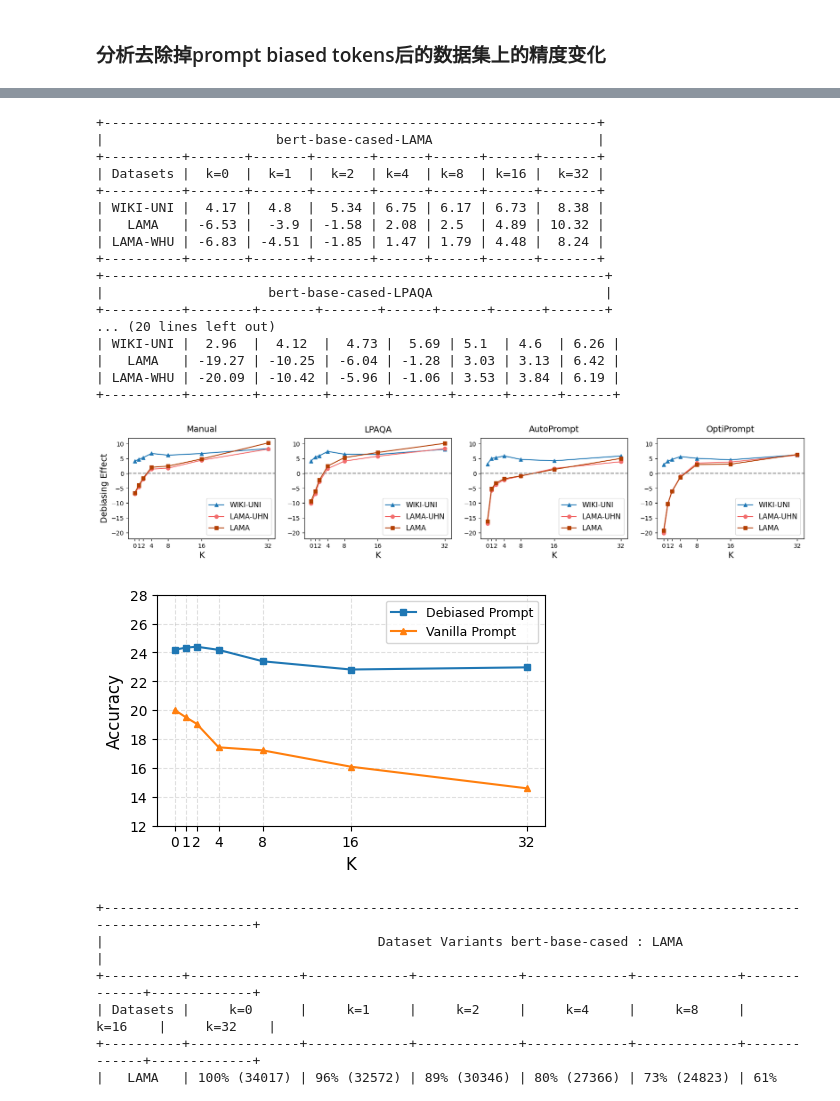
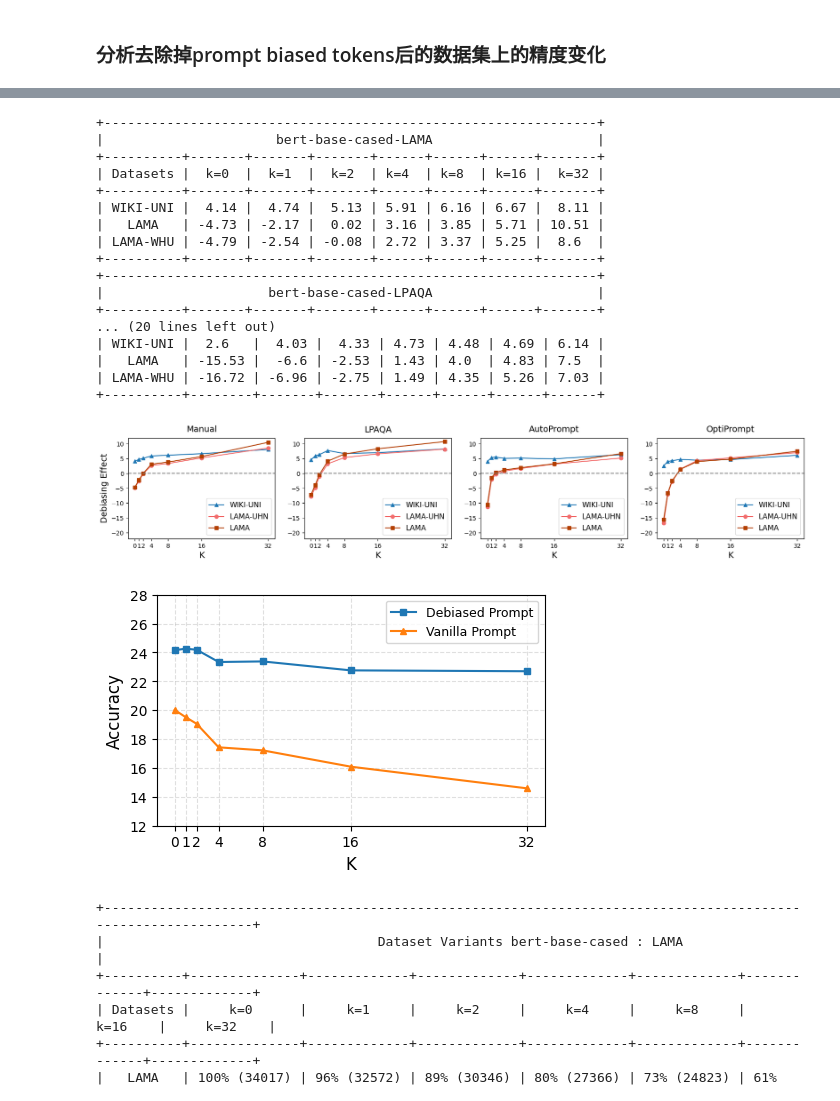
Before and after one commit to FelliYang/PromptBias, a Jupyter notebook: code/analysis/filter_out_biased_tokens.ipynb, the cells around one changed output, grey strips where cells are left out. Cells and saved outputs as stored; diff of their text form; code cells hidden in the pictures.

Commit message:
添加一些分析实验;修复了sample debiasing显存爆炸的bug

```diff
--- a/code/analysis/filter_out_biased_tokens.ipynb
+++ b/code/analysis/filter_out_biased_tokens.ipynb
@@ -7,8 +7,8 @@ import numpy as np
 from prettytable import PrettyTable
 
 
-def show_dataset_info(root_dir, model, prompt):
-    filter_token_nums = [0,1,2,4,8,16,32]
+def show_dataset_info(root_dir, model, prompt, filter_token_nums=[0,1,2,4,8,16,32]):
+    # filter_token_nums = [0,1,2,4,8,16,32]
     table = PrettyTable()
     table.title = f"Dataset Variants {model} : {prompt}"
     table.add_column("Datasets", [ "LAMA", "WIKI-UNI", "LAMA-UHN"], )
@@ -17,9 +17,9 @@ def show_dataset_info(root_dir, model, prompt):
     total_nums = None
     for num in filter_token_nums:
         if prompt != "optiprompt":
-            data_dir = f"{root_dir}/manual_prompt/filter_out_{num}_biased_tokens/{model}/{prompt}/debias_answer_type_tokens/origin_embedding/preds.pt"
+            data_dir = f"{root_dir}/manual_prompt/filter_out_{num}_biased_tokens/{model}/{prompt}/debias_answer_type_tokens/origin_embedding/ablations/no_norm_no_rescale/preds.pt"
         else:
-            data_dir = f"{root_dir}/continue_prompt/filter_out_{num}_biased_tokens/{model}/{prompt}_5/debias_answer_type_tokens/origin_embedding/exp_1/preds.pt"
+            data_dir = f"{root_dir}/continue_prompt/filter_out_{num}_biased_tokens/{model}/{prompt}_5/debias_answer_type_tokens/origin_embedding/ablations/no_norm_no_rescale/exp_1/preds.pt"
         # 数据集数量变化
         data = torch.load(data_dir)
         datasets = ["LAMA", "WIKI-UNI", "LAMA-WHU"]
@@ -37,6 +37,7 @@ def show_dataset_info(root_dir, model, prompt):
 
 
         output_str = []
+        # print(datasets_num)
         for i,_num in enumerate(datasets_num):
             ratio = round(_num / total_nums[i] * 100)
             output_str.append("{}% ({})".format(ratio, _num))
@@ -45,3 +46,10 @@ def show_dataset_info(root_dir, model, prompt):
         table.add_column("k={}".format(num), output_str)
 
     print(table)
+
+
+root_dir = "/mnt/code/users/xuziyang/PromptBias/outputs/openprompt"
+show_dataset_info(root_dir, "bert-base-cased", "LAMA")
+show_dataset_info(root_dir, "bert-base-cased", "LPAQA")
+show_dataset_info(root_dir, "bert-base-cased", "AutoPrompt")
+show_dataset_info(root_dir, "bert-base-cased", "optiprompt")
@@ -60,7 +86,10 @@ def show_acc_variance(root_dir, model, prompt, axs, title, y_label=False):
     # 准备数据
     draw_datasets = {key:[] for key in ["LAMA", "WIKI-UNI", "LAMA-WHU"]}
     for num in k:
-        data_dir = f"{root_dir}/filter_out_{num}_biased_tokens/{model}/common_vocab_cased/typed_querying/{prompt}_result.json"
+        if model=="roberta-large":
+            data_dir = f"{root_dir}/filter_out_{num}_biased_tokens/{model}/common_vocab_cased_be_ro_al/typed_querying/ablations/{prompt}/no_normal_no_rescale_result.json"
+        else:
+            data_dir = f"{root_dir}/filter_out_{num}_biased_tokens/{model}/common_vocab_cased/typed_querying/ablations/{prompt}/no_normal_no_rescale_result.json"
         with open(data_dir) as f:
             data = json.load(f)
         for dataset in draw_datasets.keys():
@@ -95,49 +124,50 @@ def show_acc_variance(root_dir, model, prompt, axs, title, y_label=False):
     axs1.axhline(y=0, color='gray',linestyle='--')
     axs1.legend(fontsize=legend_size, loc="lower right")
     axs1.set_xlabel("K",fontsize=x_label_size,)
     if y_label:
         axs1.set_ylabel("Debiasing Effect",fontsize=y_label_size,)
     axs1.set_xticks(x_label, )
     axs1.set_xticklabels(k,fontsize=x_ticks)
     # axs1.grid(True, linestyle='--', alpha=0.4)
     axs1.set_ylim(-22,12)
 
     axs1.set_title(title, fontdict={"fontsize":title_fontsize}, pad=10)
     table = PrettyTable()
     table.title = f"{model}-{prompt}"
     table.field_names = ["Datasets", 'k=0', 'k=1', 'k=2', 'k=4', 'k=8','k=16','k=32']
     table.add_row(["WIKI-UNI"]+draw_datasets["WIKI-UNI"])
     table.add_row(["LAMA"]+draw_datasets["LAMA"])
     table.add_row(["LAMA-WHU"]+draw_datasets["LAMA-WHU"])
     print(table)
 
 
 fig, ax = plt.subplots(1,4,figsize=(5*4, 3))  # 增加图表宽度
 root_dir = "/mnt/code/users/xuziyang/PromptBias/results"
-show_acc_variance(root_dir, "bert-base-cased", "LAMA", axs=ax[0], title="Manual", y_label=True)
-show_acc_variance(root_dir, "bert-base-cased", "LPAQA", axs=ax[1], title="LPAQA")
-show_acc_variance(root_dir, "bert-base-cased", "AutoPrompt", axs=ax[2], title="AutoPrompt")
-show_acc_variance(root_dir, "bert-base-cased", "optiprompt", axs=ax[3], title="OptiPrompt")
-fig.savefig("filter_out_acc_variance.pdf", dpi=500,bbox_inches="tight")
+model = "bert-base-cased"
+show_acc_variance(root_dir, model, "LAMA", axs=ax[0], title="Manual", y_label=True)
+show_acc_variance(root_dir, model, "LPAQA", axs=ax[1], title="LPAQA")
+show_acc_variance(root_dir, model, "AutoPrompt", axs=ax[2], title="AutoPrompt")
+show_acc_variance(root_dir, model, "optiprompt", axs=ax[3], title="OptiPrompt")
+fig.savefig("filter_out_acc_variance_roberta-large.pdf", dpi=500,bbox_inches="tight")
 # %% [output]
 +---------------------------------------------------------------+
 |                      bert-base-cased-LAMA                     |
 +----------+-------+-------+-------+------+------+------+-------+
 | Datasets |  k=0  |  k=1  |  k=2  | k=4  | k=8  | k=16 |  k=32 |
 +----------+-------+-------+-------+------+------+------+-------+
-| WIKI-UNI |  4.17 |  4.8  |  5.34 | 6.75 | 6.17 | 6.73 |  8.38 |
-|   LAMA   | -6.53 |  -3.9 | -1.58 | 2.08 | 2.5  | 4.89 | 10.32 |
-| LAMA-WHU | -6.83 | -4.51 | -1.85 | 1.47 | 1.79 | 4.48 |  8.24 |
+| WIKI-UNI |  4.14 |  4.74 |  5.13 | 5.91 | 6.16 | 6.67 |  8.11 |
+|   LAMA   | -4.73 | -2.17 |  0.02 | 3.16 | 3.85 | 5.71 | 10.51 |
+| LAMA-WHU | -4.79 | -2.54 | -0.08 | 2.72 | 3.37 | 5.25 |  8.6  |
 +----------+-------+-------+-------+------+------+------+-------+
-+----------------------------------------------------------------+
-|                     bert-base-cased-LPAQA                      |
-+----------+--------+-------+-------+------+------+------+-------+
++---------------------------------------------------------------+
+|                     bert-base-cased-LPAQA                     |
++----------+-------+-------+-------+------+------+------+-------+
 ... (20 lines left out)
-| WIKI-UNI |  2.96  |  4.12  |  4.73 |  5.69 | 5.1  | 4.6  | 6.26 |
-|   LAMA   | -19.27 | -10.25 | -6.04 | -1.28 | 3.03 | 3.13 | 6.42 |
-| LAMA-WHU | -20.09 | -10.42 | -5.96 | -1.06 | 3.53 | 3.84 | 6.19 |
-+----------+--------+--------+-------+-------+------+------+------+
+| WIKI-UNI |  2.6   |  4.03 |  4.33 | 4.73 | 4.48 | 4.69 | 6.14 |
+|   LAMA   | -15.53 |  -6.6 | -2.53 | 1.43 | 4.0  | 4.83 | 7.5  |
+| LAMA-WHU | -16.72 | -6.96 | -2.75 | 1.49 | 4.35 | 5.26 | 7.03 |
++----------+--------+-------+-------+------+------+------+------+
-[figure, old version]
+[figure, new version]
 # %%
 def show_abs_acc_variance(root_dir, model, prompt, dataset="WIKI-UNI"):
     """绘制多个数据集变一下，三个手工prompt在debias后的精度绝对值变化"""
@@ -147,7 +177,7 @@ def show_abs_acc_variance(root_dir, model, prompt, dataset="WIKI-UNI"):
     # 准备数据
     draw_datasets = {dataset: []}
     for num in k:
-        data_dir = f"{root_dir}/filter_out_{num}_biased_tokens/{model}/common_vocab_cased/typed_querying/{prompt}_result.json"
+        data_dir = f"{root_dir}/filter_out_{num}_biased_tokens/{model}/common_vocab_cased/typed_querying/ablations/{prompt}/no_normal_no_rescale_result.json"
         with open(data_dir) as f:
             data = json.load(f)
         for dataset in draw_datasets.keys():
@@ -191,7 +221,7 @@ def show_abs_acc_variance(root_dir, model, prompt, dataset="WIKI-UNI"):
 root_dir = "/mnt/code/users/xuziyang/PromptBias/results"
 show_abs_acc_variance(root_dir, "bert-base-cased", "LAMA")
 # %% [output]
-[figure, old version]
+[figure, new version]
 # %%
 from matplotlib import pyplot as plt
 import numpy as np
```
Also changed, not shown: parts of 3 cells of this notebook, 9 other files.
